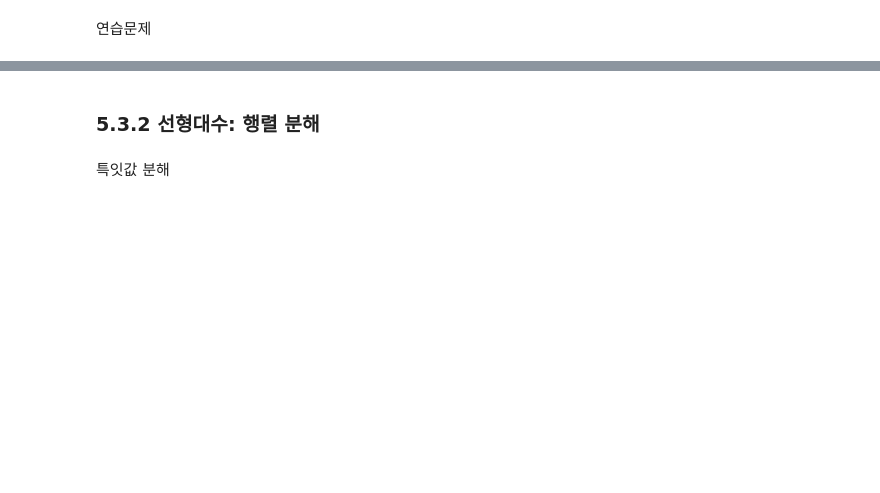
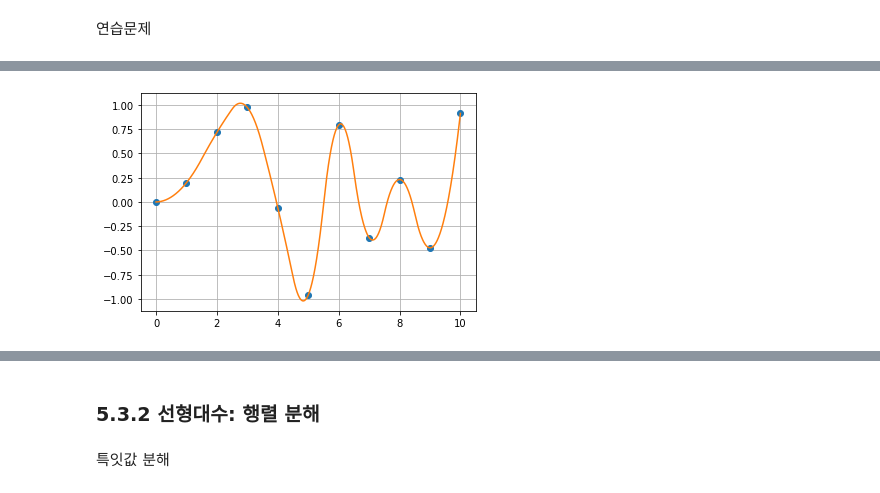
Before and after one commit to MMM-Sci/python_prac, a Jupyter notebook: CH5_Numpy.ipynb, the cells around one changed output, grey strips where cells are left out. Cells and saved outputs as stored; diff of their text form; code cells hidden in the pictures; blank space fills up the shorter version.

```diff
--- a/CH5_Numpy.ipynb
+++ b/CH5_Numpy.ipynb
@@ -367,0 +496,8 @@ plt.grid(True)
+# %%
+# 5-11
+f2 = interpolate.interp1d(x, y, 'quadratic')
+x_new = np.linspace(0, 10, num = 1000, endpoint = True)
+plt.plot(x, y, 'o', x_new, f2(x_new), '-')
+plt.grid(True)
+# %% [output]
+[figure, added]
```
Also changed, not shown: parts of 50 cells of this notebook.
